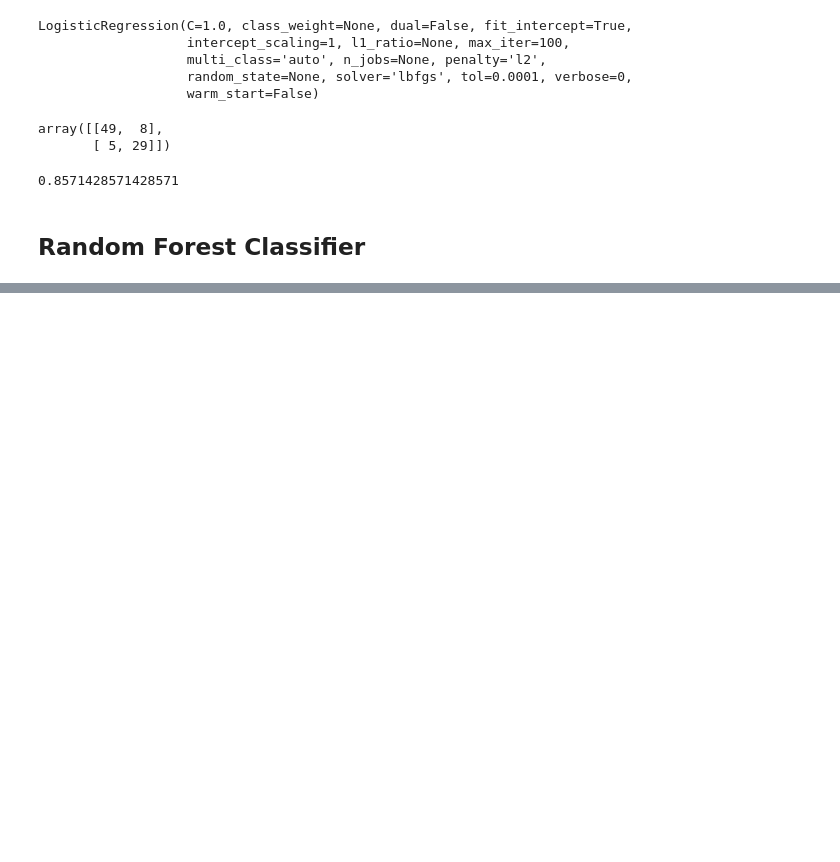
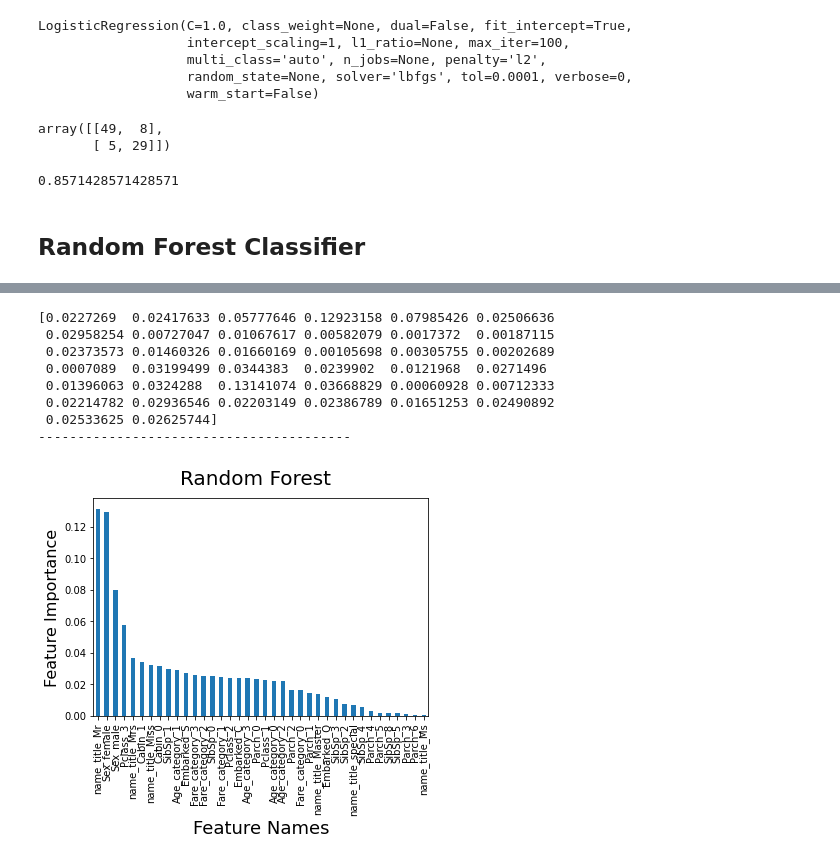
Before and after one commit to ketan9808/ML_Titanic, a Jupyter notebook: Titaninc_Survivor_prediction.ipynb, the cells around one changed output, grey strips where cells are left out. Saved outputs shown, nothing was run; the diff lists cells and outputs as text; code cells hidden in the pictures; blank space fills up the shorter version.

Commit message:
Random Forest Classifier added

```diff
--- a/Titaninc_Survivor_prediction.ipynb
+++ b/Titaninc_Survivor_prediction.ipynb
@@ -568,3 +571,7 @@ acc
 0.8571428571428571
 # %% [markdown]
 ## Random Forest Classifier
+# %%
+randomforest = RandomForestClassifier(n_estimators = 100)
+# %%
+randomforest.fit(x_train, y_train)
@@ -570,0 +605,22 @@ acc
+# %%
+print(randomforest.feature_importances_)
+
+print("-"*40)
+
+col_names = list(x_val.columns)
+featur_imp = pd.Series(randomforest.feature_importances_, col_names).sort_values(ascending = False)
+featur_imp.plot(kind = 'bar')
+plt.suptitle('Random Forest', fontsize=20)
+plt.xlabel('Feature Names', fontsize=18)
+plt.ylabel('Feature Importance', fontsize=16)
+plt.show()
+# %% [output]
+[0.0227269  0.02417633 0.05777646 0.12923158 0.07985426 0.02506636
+ 0.02958254 0.00727047 0.01067617 0.00582079 0.0017372  0.00187115
+ 0.02373573 0.01460326 0.01660169 0.00105698 0.00305755 0.00202689
+ 0.0007089  0.03199499 0.0344383  0.0239902  0.0121968  0.0271496
+ 0.01396063 0.0324288  0.13141074 0.03668829 0.00060928 0.00712333
+ 0.02214782 0.02936546 0.02203149 0.02386789 0.01651253 0.02490892
+ 0.02533625 0.02625744]
+----------------------------------------
+[figure, added]
```
Also changed, not shown: parts of 7 cells of this notebook.
